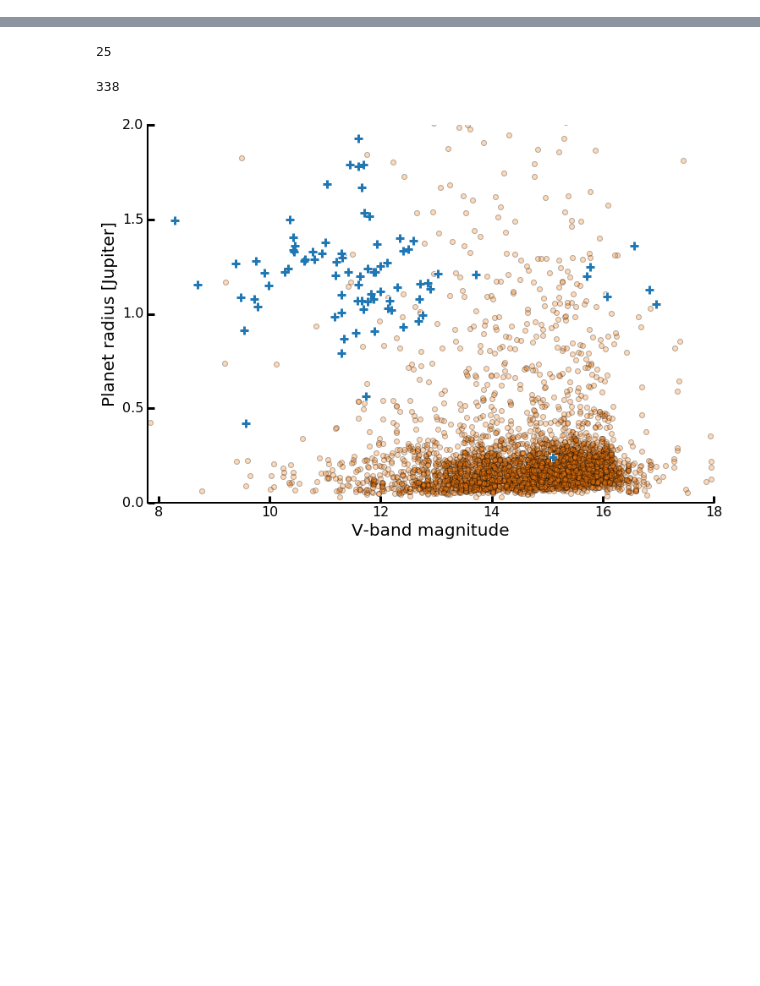
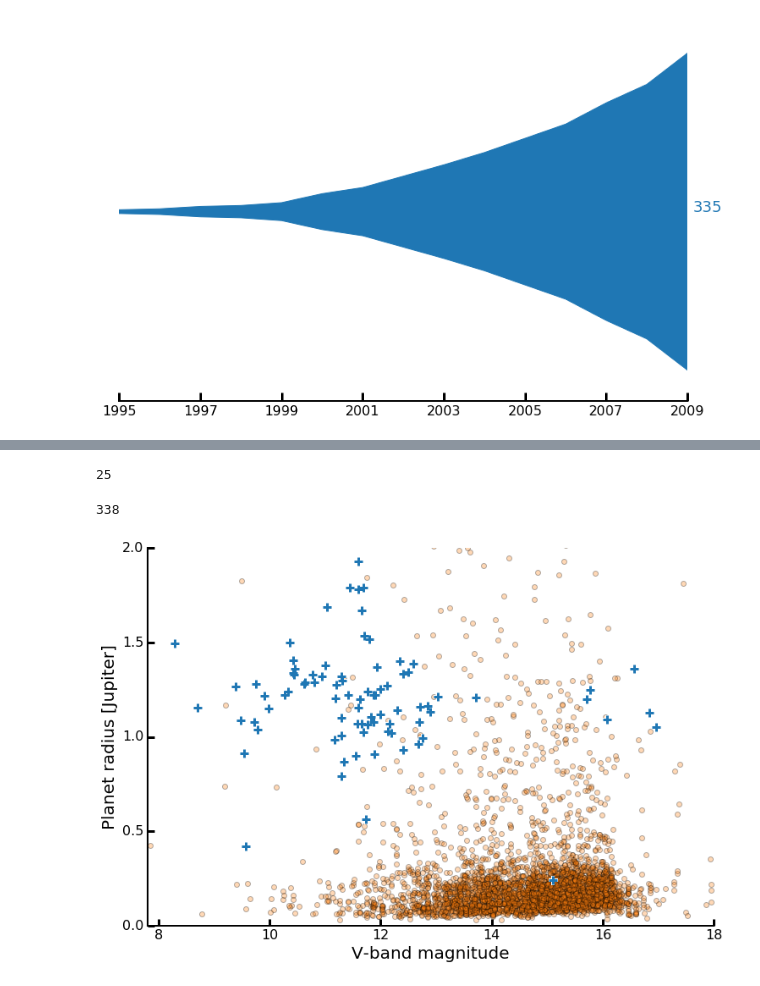
Before and after one commit to timothydmorton/figures, a Jupyter notebook: scratchwork.ipynb, the cells around one changed output, grey strips where cells are left out. Drawn from its saved outputs; the diff is of its cells as text; code cells hidden in the pictures; blank space fills up the shorter version.

```diff
--- a/scratchwork.ipynb
+++ b/scratchwork.ipynb
@@ -168,3 +173,10 @@ fig.savefig('planet_wedge_future.png', transparent=True, bbox_inches="tight");
+# %%
+fig, ax = plt.subplots(1,1, figsize=(12,8))
+
+cum_draw(no_kepler, maxdate=2009, ax=ax, color=tableau20[0], alpha=1, label=True, xylabel=(1.01, 0.5))
+plt.savefig('prekepler_wedge_all.png', transparent=True, bbox_inches='tight')
+# %% [output]
+[figure, added]
 # %%
 fig, ax = plt.subplots(1,1, figsize=(12,8))
 
```
Also changed, not shown: parts of 11 cells of this notebook, 6 other files.
